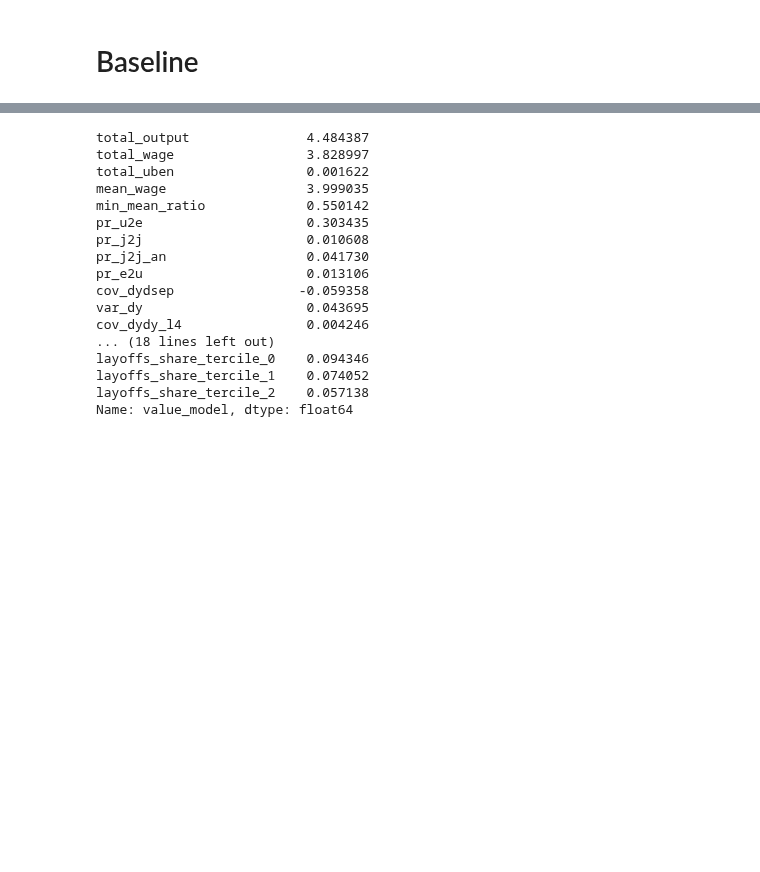
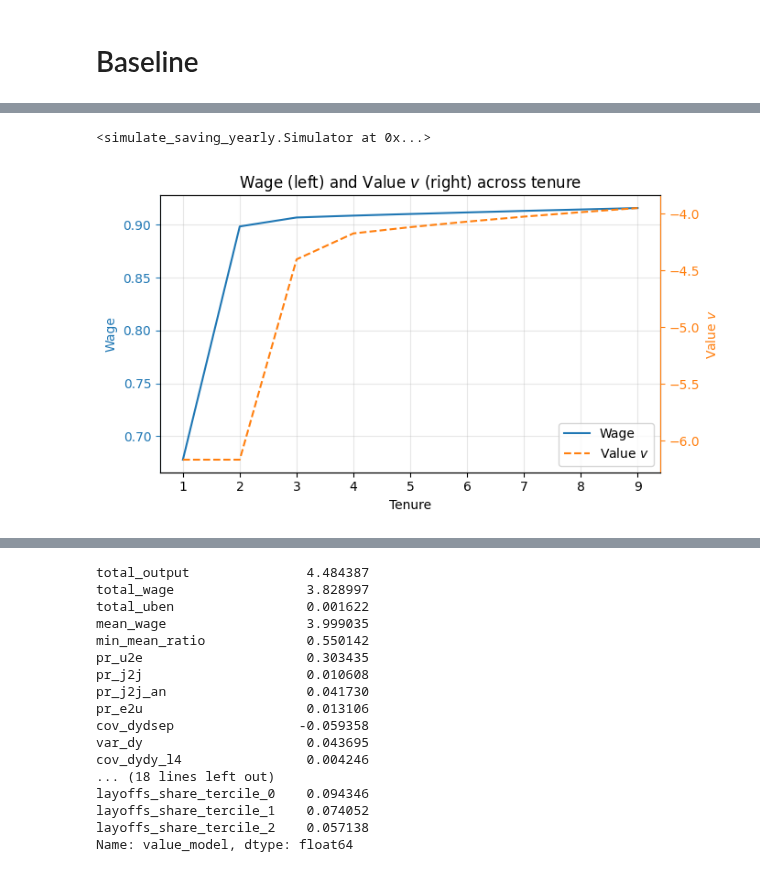
Before and after one commit to zalandru/Dynamic-Contracting-Multi-worker-Firm, a Jupyter notebook: VFI/CRS/Initiating CRS_savings.ipynb, the cells around one changed output, grey strips where cells are left out. Cells and saved outputs as stored; diff of their text form; code cells hidden in the pictures; blank space fills up the shorter version.

```diff
--- a/VFI/CRS/Initiating CRS_savings.ipynb
+++ b/VFI/CRS/Initiating CRS_savings.ipynb
@@ -156,0 +290,5 @@ np.float64(3.7534678868235716)
+# %%
+sim.plot_w_v_twin(save_path="True_w_v_twin_by_tenure.jpg")
+# %% [output]
+<simulate_saving_yearly.Simulator at 0x...>
+[figure, added]
```
Also changed, not shown: parts of 60 cells of this notebook, 37 other files.
